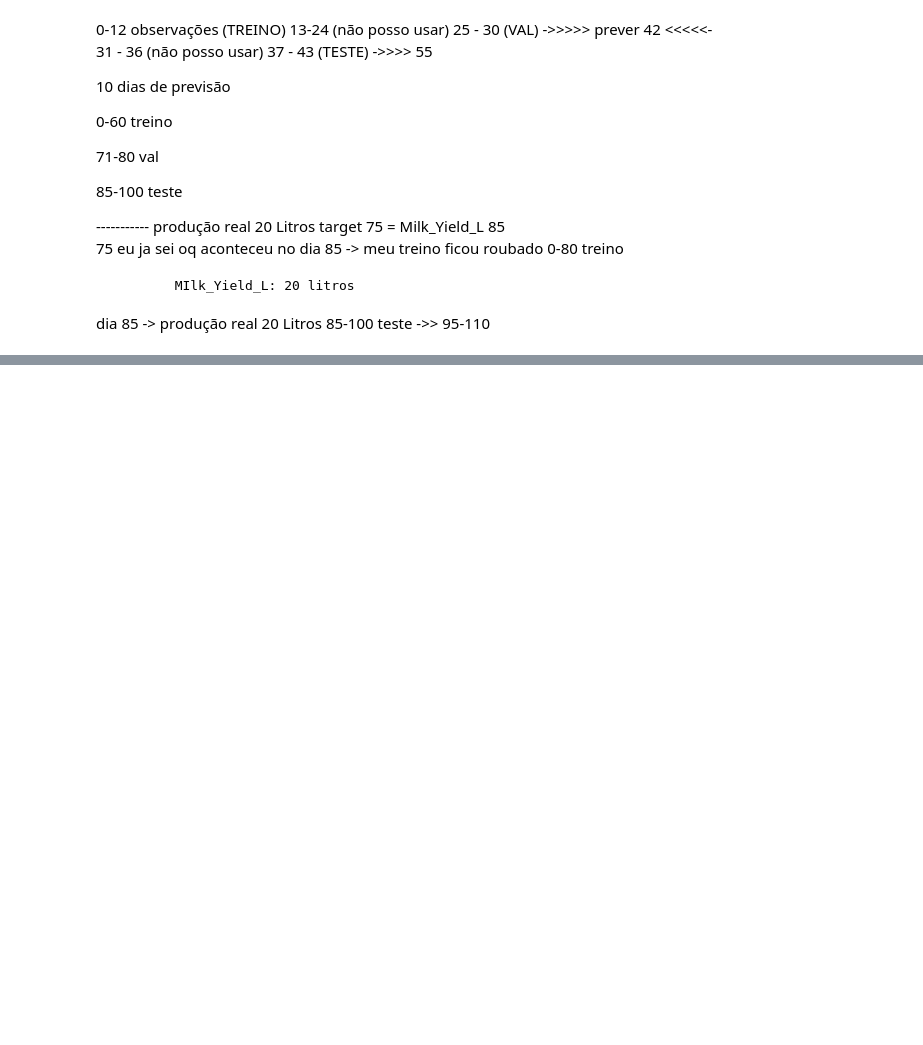
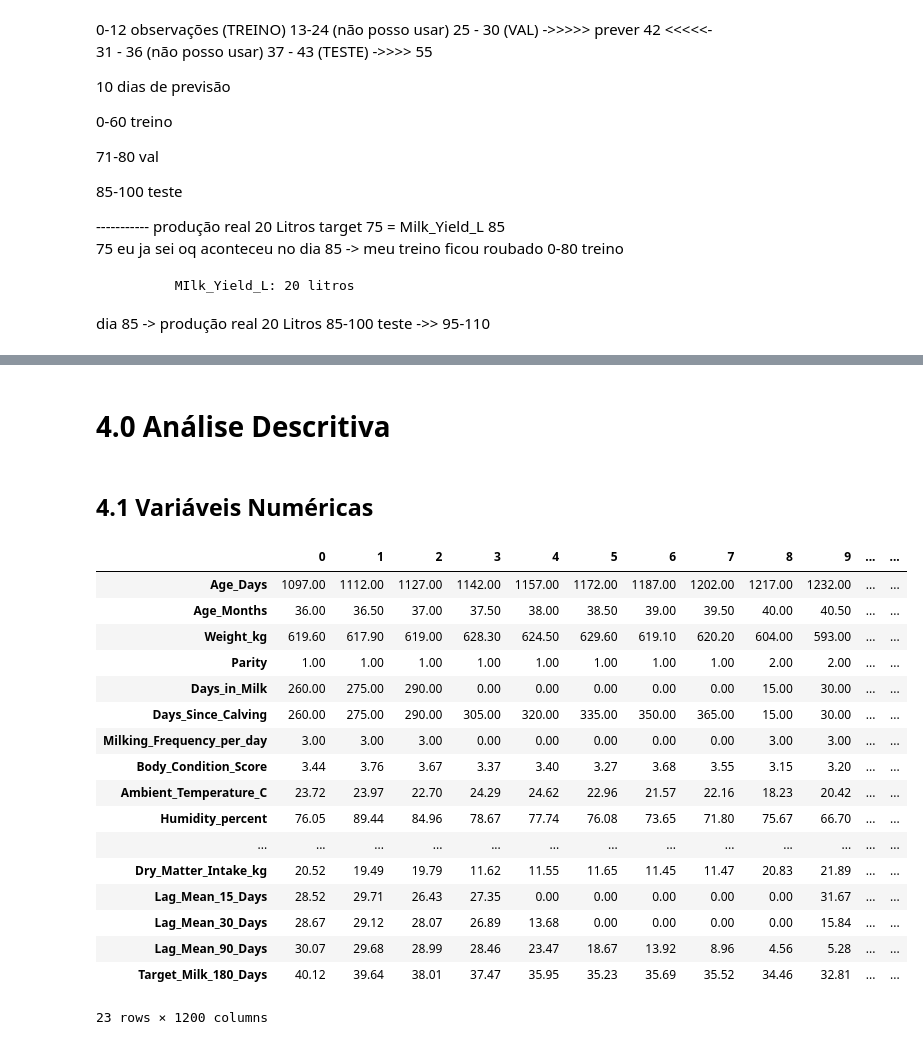
Before and after one commit to lucasffreitasds/projeto_milk_predict_180, a Jupyter notebook: projeto_milk_predict_180.ipynb, the cells around one changed output, grey strips where cells are left out. Cells and saved outputs as stored; diff of their text form; code cells hidden in the pictures; blank space fills up the shorter version.

```diff
--- a/projeto_milk_predict_180.ipynb
+++ b/projeto_milk_predict_180.ipynb
@@ -217,0 +317,27 @@ dia 85 -> produção real 20 Litros
+# %% [markdown]
+# 4.0 Análise Descritiva
+# %% [markdown]
+## 4.1 Variáveis Numéricas
+# %%
+#separando os dados numéricos
+num_atributos = df_train.select_dtypes(include=['float64', 'int'])
+num_atributos.T
+# %% [output]
+|  | 0 | 1 | 2 | 3 | 4 | 5 | 6 | 7 | 8 | 9 | ... | ... |
+| Age_Days | 1097.00 | 1112.00 | 1127.00 | 1142.00 | 1157.00 | 1172.00 | 1187.00 | 1202.00 | 1217.00 | 1232.00 | ... | ... |
+| Age_Months | 36.00 | 36.50 | 37.00 | 37.50 | 38.00 | 38.50 | 39.00 | 39.50 | 40.00 | 40.50 | ... | ... |
+| Weight_kg | 619.60 | 617.90 | 619.00 | 628.30 | 624.50 | 629.60 | 619.10 | 620.20 | 604.00 | 593.00 | ... | ... |
+| Parity | 1.00 | 1.00 | 1.00 | 1.00 | 1.00 | 1.00 | 1.00 | 1.00 | 2.00 | 2.00 | ... | ... |
+| Days_in_Milk | 260.00 | 275.00 | 290.00 | 0.00 | 0.00 | 0.00 | 0.00 | 0.00 | 15.00 | 30.00 | ... | ... |
+| Days_Since_Calving | 260.00 | 275.00 | 290.00 | 305.00 | 320.00 | 335.00 | 350.00 | 365.00 | 15.00 | 30.00 | ... | ... |
+| Milking_Frequency_per_day | 3.00 | 3.00 | 3.00 | 0.00 | 0.00 | 0.00 | 0.00 | 0.00 | 3.00 | 3.00 | ... | ... |
+| Body_Condition_Score | 3.44 | 3.76 | 3.67 | 3.37 | 3.40 | 3.27 | 3.68 | 3.55 | 3.15 | 3.20 | ... | ... |
+| Ambient_Temperature_C | 23.72 | 23.97 | 22.70 | 24.29 | 24.62 | 22.96 | 21.57 | 22.16 | 18.23 | 20.42 | ... | ... |
+| Humidity_percent | 76.05 | 89.44 | 84.96 | 78.67 | 77.74 | 76.08 | 73.65 | 71.80 | 75.67 | 66.70 | ... | ... |
+| ... | ... | ... | ... | ... | ... | ... | ... | ... | ... | ... | ... | ... |
+| Dry_Matter_Intake_kg | 20.52 | 19.49 | 19.79 | 11.62 | 11.55 | 11.65 | 11.45 | 11.47 | 20.83 | 21.89 | ... | ... |
+| Lag_Mean_15_Days | 28.52 | 29.71 | 26.43 | 27.35 | 0.00 | 0.00 | 0.00 | 0.00 | 0.00 | 31.67 | ... | ... |
+| Lag_Mean_30_Days | 28.67 | 29.12 | 28.07 | 26.89 | 13.68 | 0.00 | 0.00 | 0.00 | 0.00 | 15.84 | ... | ... |
+| Lag_Mean_90_Days | 30.07 | 29.68 | 28.99 | 28.46 | 23.47 | 18.67 | 13.92 | 8.96 | 4.56 | 5.28 | ... | ... |
+| Target_Milk_180_Days | 40.12 | 39.64 | 38.01 | 37.47 | 35.95 | 35.23 | 35.69 | 35.52 | 34.46 | 32.81 | ... | ... |
+23 rows × 1200 columns
```
Also changed, not shown: parts of 28 cells of this notebook.
